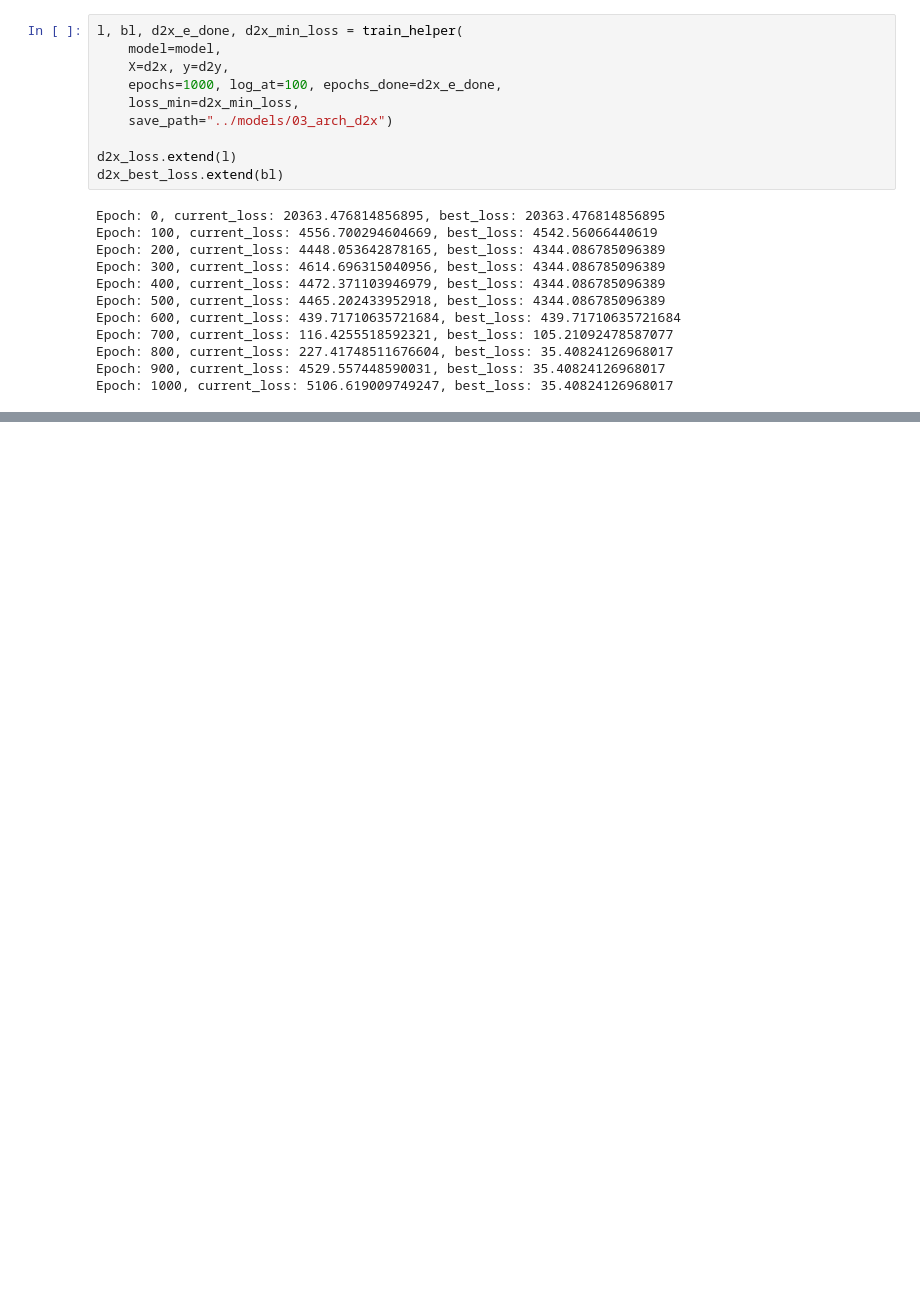
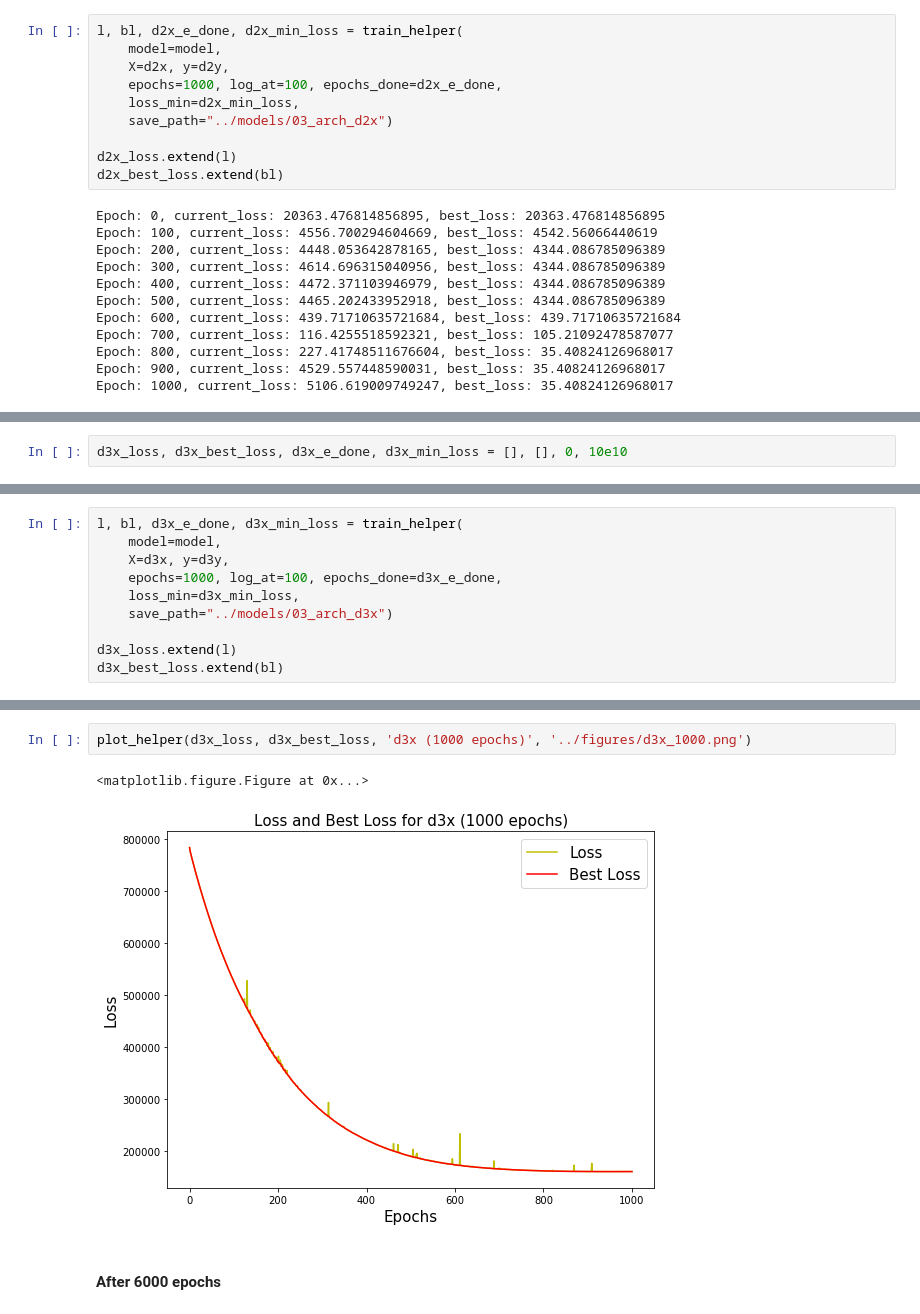
Before and after one commit to karanrshastri/RecommendationSystem, a Jupyter notebook: notebooks/03_arch.ipynb, the cells around one changed output, grey strips where cells are left out. Saved outputs shown, nothing was run; the diff lists cells and outputs as text; blank space fills up the shorter version.

```diff
--- a/notebooks/03_arch.ipynb
+++ b/notebooks/03_arch.ipynb
@@ -366,0 +394,2 @@ plot_helper()
+# %%
+d3x_loss, d3x_best_loss, d3x_e_done, d3x_min_loss = [], [], 0, 10e10
@@ -366,0 +398,10 @@ plot_helper()
+# %%
+l, bl, d3x_e_done, d3x_min_loss = train_helper(
+    model=model,
+    X=d3x, y=d3y,
+    epochs=1000, log_at=100, epochs_done=d3x_e_done,
+    loss_min=d3x_min_loss,
+    save_path="../models/03_arch_d3x")
+
+d3x_loss.extend(l)
+d3x_best_loss.extend(bl)
@@ -366,0 +420,7 @@ plot_helper()
+# %%
+plot_helper(d3x_loss, d3x_best_loss, 'd3x (1000 epochs)', '../figures/d3x_1000.png')
+# %% [output]
+<matplotlib.figure.Figure at 0x...>
+[figure, added]
+# %% [markdown]
+#### After 6000 epochs
```
Also changed, not shown: parts of 40 cells of this notebook, 1 other file.
